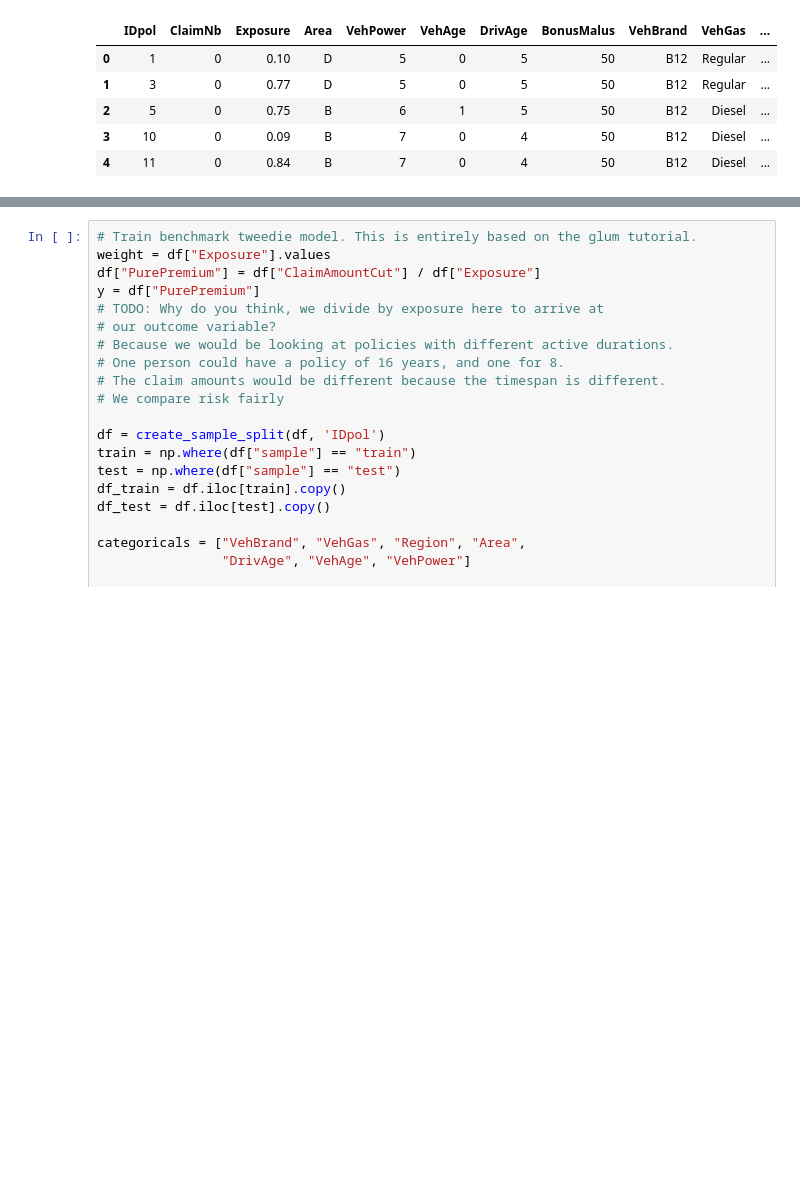
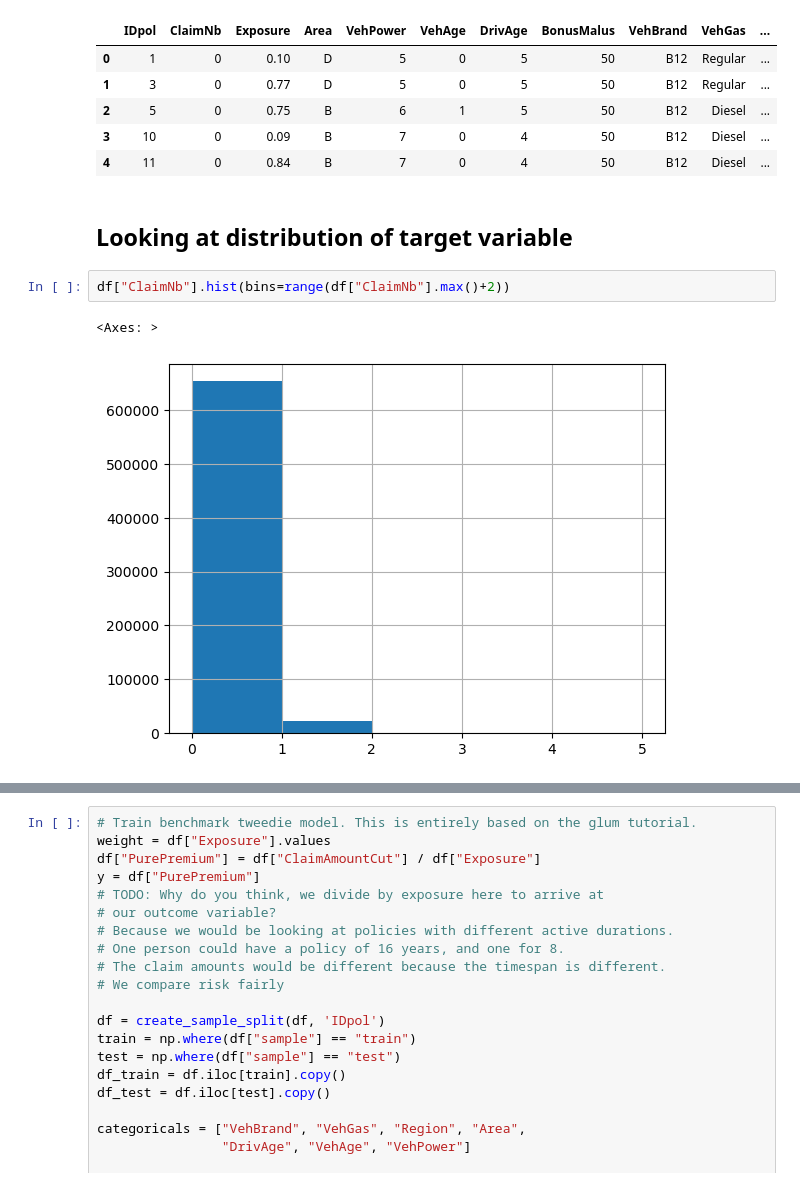
Before and after one commit to sajid-ahmed1/ps3_claims, a Jupyter notebook: analyses/ps3_script.ipynb, the cells around one changed output, grey strips where cells are left out. Saved outputs shown, nothing was run; the diff lists cells and outputs as text; blank space fills up the shorter version.

Commit message:
looked at the claims data to see case study example

```diff
--- a/analyses/ps3_script.ipynb
+++ b/analyses/ps3_script.ipynb
@@ -25,3 +25,10 @@ df.head()
 | 2 | 5 | 0 | 0.75 | B | 6 | 1 | 5 | 50 | B12 | Diesel | ... |
 | 3 | 10 | 0 | 0.09 | B | 7 | 0 | 4 | 50 | B12 | Diesel | ... |
 | 4 | 11 | 0 | 0.84 | B | 7 | 0 | 4 | 50 | B12 | Diesel | ... |
+# %% [markdown]
+## Looking at distribution of target variable
+# %%
+df["ClaimNb"].hist(bins=range(df["ClaimNb"].max()+2))
+# %% [output]
+<Axes: >
+[figure, added]
```
Also changed, not shown: parts of 5 cells of this notebook.
